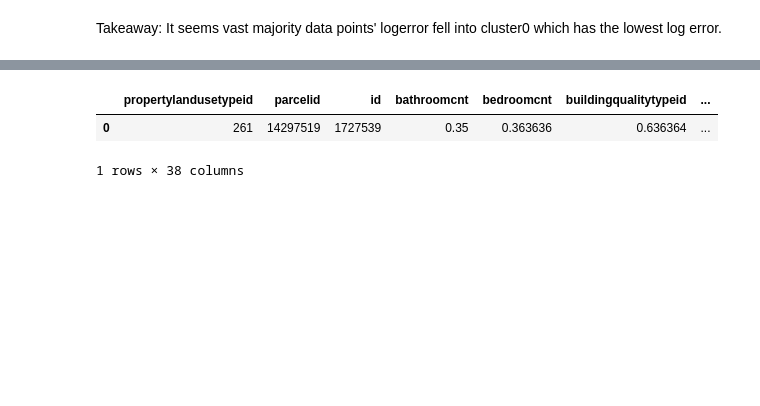
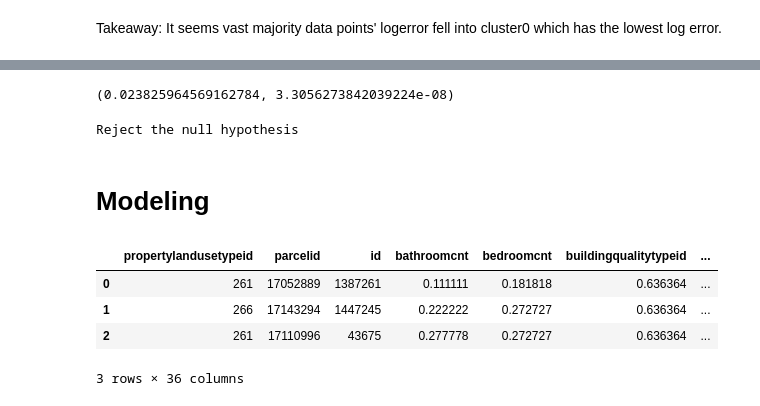
Before and after one commit to minimizing-zillow-logerror/zillow-clustering-project, a Jupyter notebook: sonny_zillow_exploration.ipynb, the cells around one changed output, grey strips where cells are left out. Cells and saved outputs as stored; diff of their text form; code cells hidden in the pictures; blank space fills up the shorter version.

```diff
--- a/sonny_zillow_exploration.ipynb
+++ b/sonny_zillow_exploration.ipynb
@@ -142,3 +141,0 @@ array([0, 2, 0, ..., 2, 2, 2], dtype=int32)
-# %%
-df['cluster_location&size'] = kmeans.predict(X)
-df.head()
@@ -163,5 +142,5 @@ sns.catplot(x="cluster_location&size", y="logerror", kind="box", data=df)
 # %%
-df['age'] = 2017 - df.yearbuilt
+df['home_age'] = 2017 - df.yearbuilt
 # %%
 df.head()
 # %% [output]
@@ -200,6 +256,6 @@ Takeway: Houses in Orange County and Ventura county has a relative younger age,
 # %%
 # create taxrate variable
-df['taxrate'] = df.taxamount/df.taxvaluedollarcnt
+df['taxrate'] = (df.taxamount/df.taxvaluedollarcnt).round(4)
 # %%
 sns.relplot(x="taxrate", y="logerror", hue = 'county',data=df)
 # %% [output]
@@ -208,6 +310,23 @@ sns.relplot(x="taxrate", y="logerror", hue = 'county',data=df)
+# %%
+alpha = 0.05
+r, p = stats.pearsonr(df.bedroomcnt, df.logerror)
+r, p
+# %% [output]
+(0.023825964569162784, 3.3056273842039224e-08)
+# %%
+if p < alpha:
+    print("Reject the null hypothesis")
+else:
+    print("Failed to reject the null")
+# %% [output]
+Reject the null hypothesis
+# %% [markdown]
+# Modeling
 # %%
-df.head(1)
+df.head(3)
 # %% [output]
 |  | propertylandusetypeid | parcelid | id | bathroomcnt | bedroomcnt | buildingqualitytypeid | ... |
-| 0 | 261 | 14297519 | 1727539 | 0.35 | 0.363636 | 0.636364 | ... |
+| 0 | 261 | 17052889 | 1387261 | 0.111111 | 0.181818 | 0.636364 | ... |
+| 1 | 266 | 17143294 | 1447245 | 0.222222 | 0.272727 | 0.636364 | ... |
+| 2 | 261 | 17110996 | 43675 | 0.277778 | 0.272727 | 0.636364 | ... |
-1 rows × 38 columns
+3 rows × 36 columns
```
Also changed, not shown: parts of 69 cells of this notebook.
